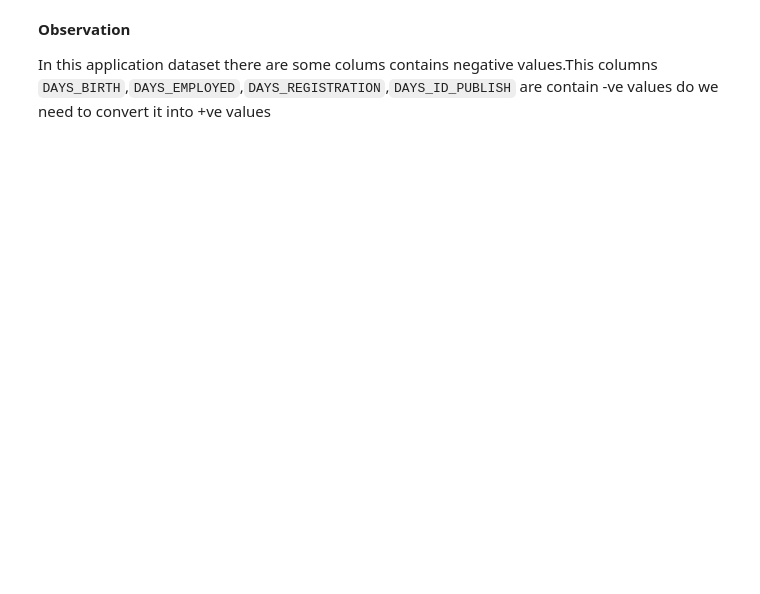
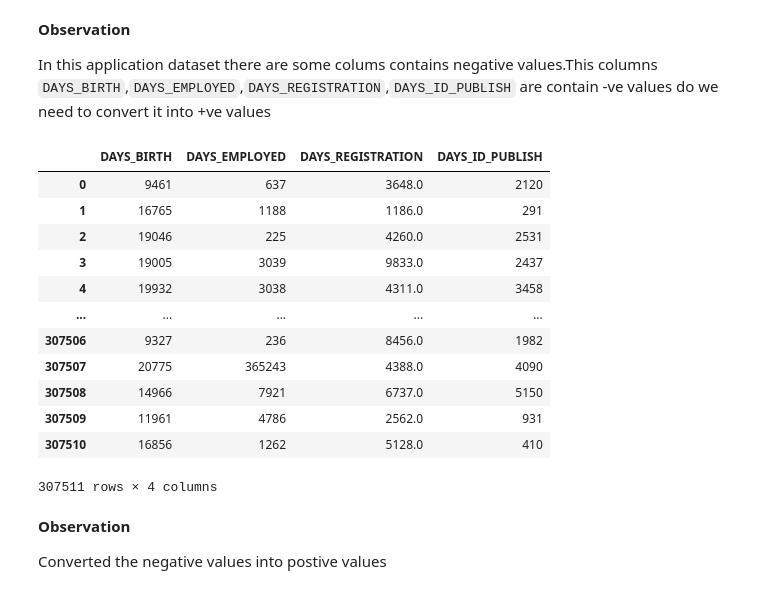
Before and after one commit to ItzmeAkash/Bank-Loan, a Jupyter notebook: Bank_Loan_Exploratory_Data_Analysis.ipynb, the cells around one changed output. Saved outputs shown, nothing was run; the diff lists cells and outputs as text; code cells hidden in the pictures; blank space fills up the shorter version.

Commit message:
convert the negative values into postive values using abs () method

```diff
--- a/Bank_Loan_Exploratory_Data_Analysis.ipynb
+++ b/Bank_Loan_Exploratory_Data_Analysis.ipynb
@@ -559,3 +559,30 @@ application_df.head()
 **Observation**
 
 In this application dataset there are some colums contains negative values.This columns  `DAYS_BIRTH`,`DAYS_EMPLOYED`,`DAYS_REGISTRATION`,`DAYS_ID_PUBLISH` are contain -ve values do we need to convert it into +ve values
+# %%
+#Converting Negative days into Positive Days
+
+data_neg_columns=['DAYS_BIRTH','DAYS_EMPLOYED','DAYS_REGISTRATION','DAYS_ID_PUBLISH']
+
+for col in data_neg_columns:
+  application_df[col]=abs(application_df[col])
+# %%
+application_df[['DAYS_BIRTH','DAYS_EMPLOYED','DAYS_REGISTRATION','DAYS_ID_PUBLISH']]
+# %% [output]
+|  | DAYS_BIRTH | DAYS_EMPLOYED | DAYS_REGISTRATION | DAYS_ID_PUBLISH |
+| 0 | 9461 | 637 | 3648.0 | 2120 |
+| 1 | 16765 | 1188 | 1186.0 | 291 |
+| 2 | 19046 | 225 | 4260.0 | 2531 |
+| 3 | 19005 | 3039 | 9833.0 | 2437 |
+| 4 | 19932 | 3038 | 4311.0 | 3458 |
+| ... | ... | ... | ... | ... |
+| 307506 | 9327 | 236 | 8456.0 | 1982 |
+| 307507 | 20775 | 365243 | 4388.0 | 4090 |
+| 307508 | 14966 | 7921 | 6737.0 | 5150 |
+| 307509 | 11961 | 4786 | 2562.0 | 931 |
+| 307510 | 16856 | 1262 | 5128.0 | 410 |
+307511 rows × 4 columns
+# %% [markdown]
+**Observation**
+
+Converted the negative values into postive values
```
